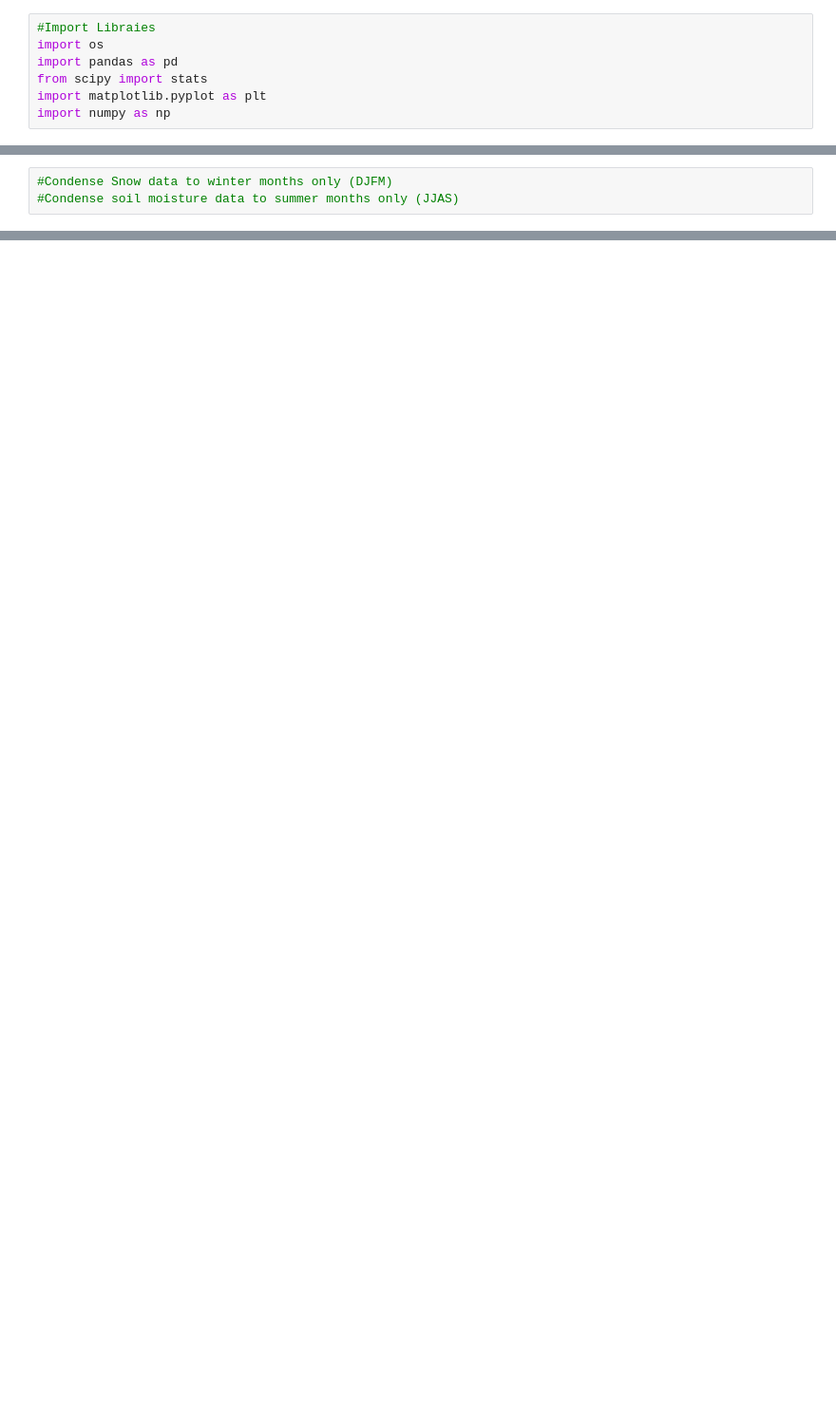
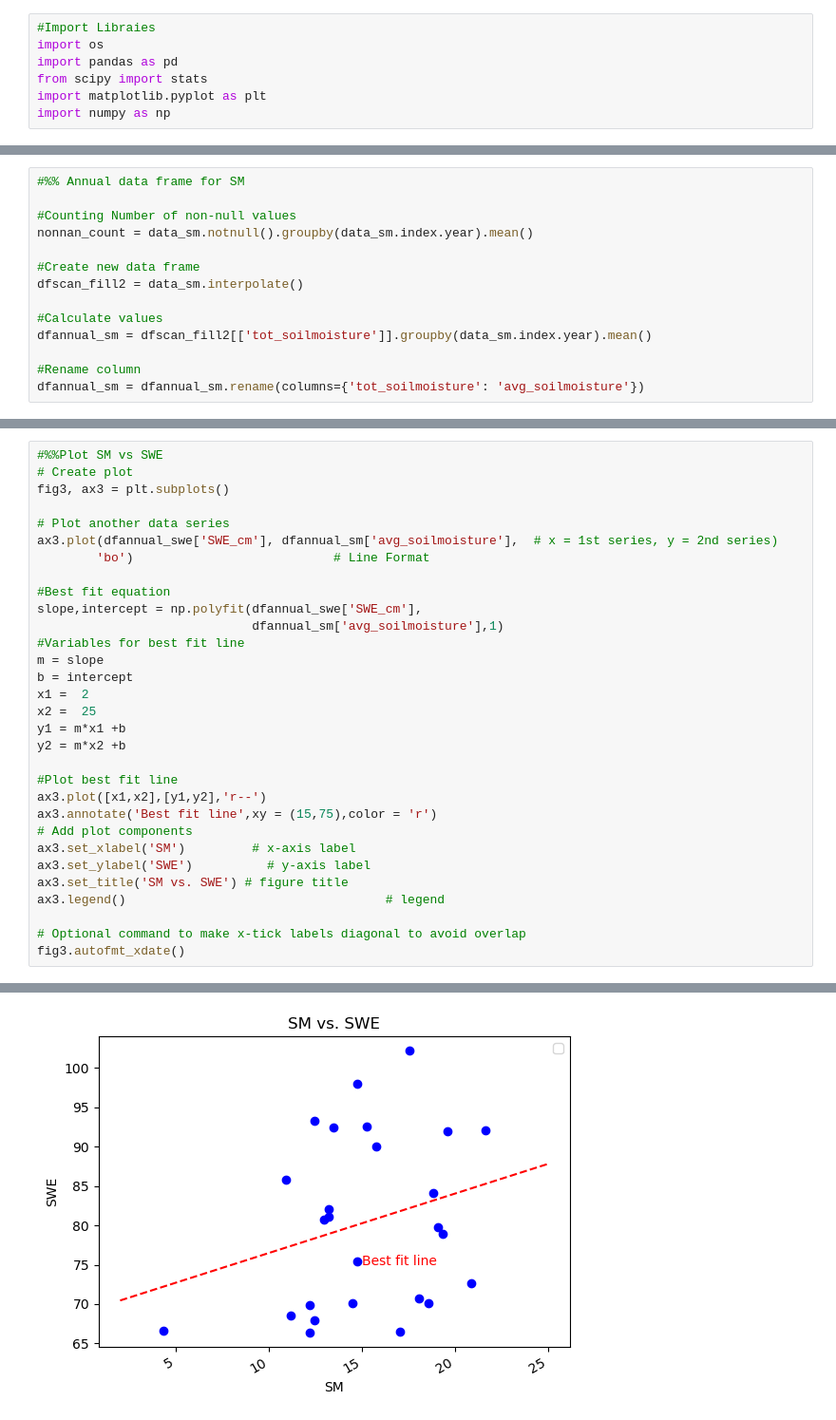
Before and after one commit to andrewflem/Final-Project-CO-snow-and-droughts, a Jupyter notebook: Fleming_Final_Project_ESCI_797 (1).ipynb, the cells around one changed output, grey strips where cells are left out. Shown at 95% size. Saved outputs shown, nothing was run; the diff lists cells and outputs as text; blank space fills up the shorter version.

```diff
--- a/Fleming_Final_Project_ESCI_797 (1).ipynb
+++ b/Fleming_Final_Project_ESCI_797 (1).ipynb
@@ -119,0 +146,14 @@ FileNotFoundError: [WinError 3] The system cannot find the path specified: 'Soil
+# %%
+#%% Annual data frame for SM
+
+#Counting Number of non-null values
+nonnan_count = data_sm.notnull().groupby(data_sm.index.year).mean()
+
+#Create new data frame
+dfscan_fill2 = data_sm.interpolate()
+
+#Calculate values
+dfannual_sm = dfscan_fill2[['tot_soilmoisture']].groupby(data_sm.index.year).mean()
+
+#Rename column
+dfannual_sm = dfannual_sm.rename(columns={'tot_soilmoisture': 'avg_soilmoisture'})
@@ -184,3 +227,32 @@ fig2.autofmt_xdate()
 # %%
-#Condense Snow data to winter months only (DJFM)
-#Condense soil moisture data to summer months only (JJAS)
+#%%Plot SM vs SWE
+# Create plot
+fig3, ax3 = plt.subplots()
+
+# Plot another data series
+ax3.plot(dfannual_swe['SWE_cm'], dfannual_sm['avg_soilmoisture'],  # x = 1st series, y = 2nd series)
+        'bo')                           # Line Format
+
+#Best fit equation
+slope,intercept = np.polyfit(dfannual_swe['SWE_cm'],
+                             dfannual_sm['avg_soilmoisture'],1)
+#Variables for best fit line
+m = slope
+b = intercept
+x1 =  2
+x2 =  25
+y1 = m*x1 +b
+y2 = m*x2 +b
+
+#Plot best fit line
+ax3.plot([x1,x2],[y1,y2],'r--')
+ax3.annotate('Best fit line',xy = (15,75),color = 'r')
+# Add plot components
+ax3.set_xlabel('SM')         # x-axis label
+ax3.set_ylabel('SWE')          # y-axis label
+ax3.set_title('SM vs. SWE') # figure title
+ax3.legend()                                   # legend
+
+# Optional command to make x-tick labels diagonal to avoid overlap
+fig3.autofmt_xdate()
+# %% [output]
@@ -187 +260,2 @@ fig2.autofmt_xdate()
+[figure, added]
 # %%
```
Also changed, not shown: parts of 24 cells of this notebook.
